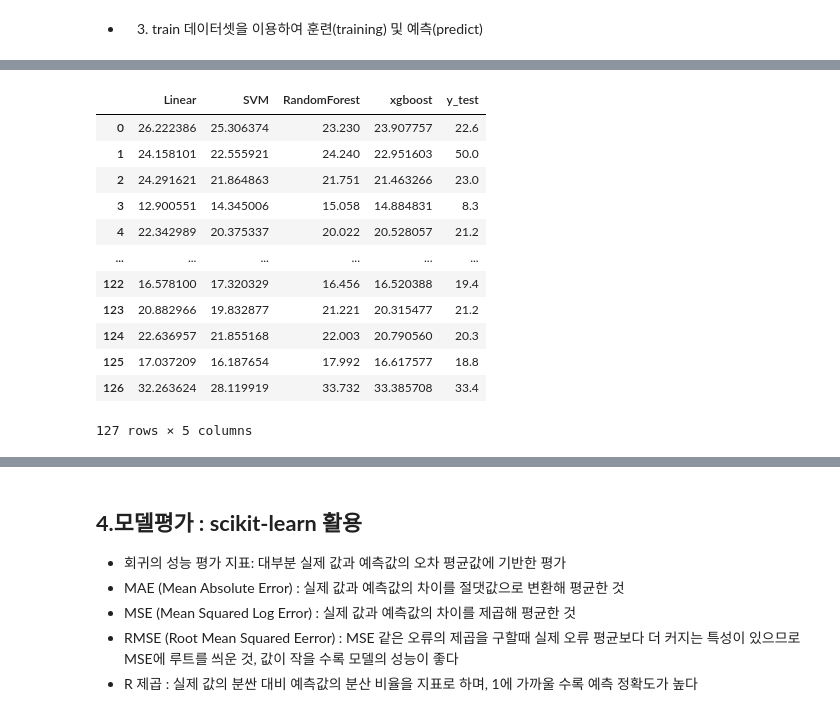
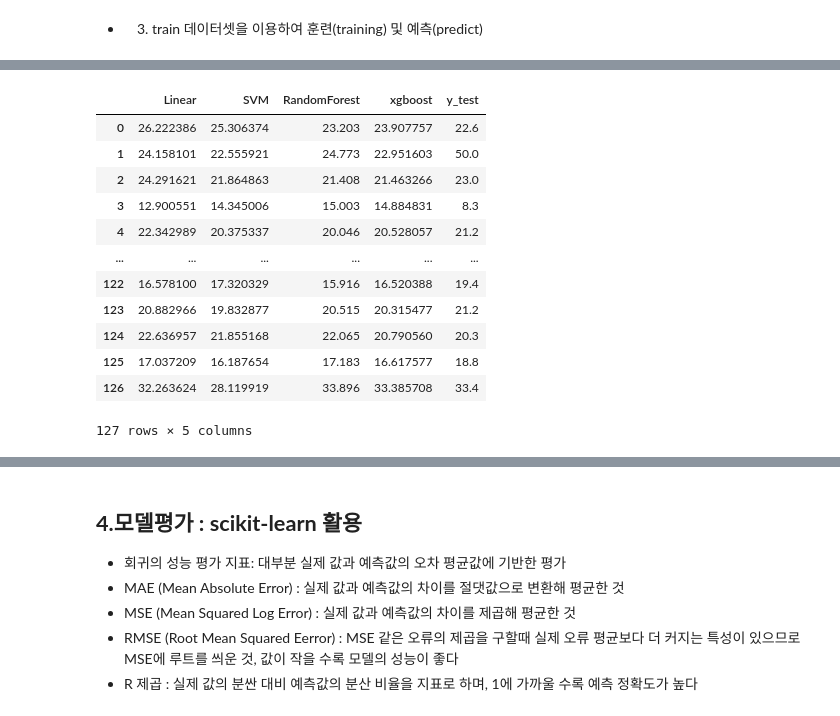
Before and after one commit to forestser/Pyhton, a Jupyter notebook: 08_codelab5_scikitlearn1.ipynb, the cells around one changed output, grey strips where cells are left out. Saved outputs shown, nothing was run; the diff lists cells and outputs as text; code cells hidden in the pictures.

```diff
--- a/08_codelab5_scikitlearn1.ipynb
+++ b/08_codelab5_scikitlearn1.ipynb
@@ -113,7 +133,7 @@ df.head()
 | 4 | 0.06905 | 0.0 | 2.18 | 0.0 | 0.458 | 7.147 | 54.2 | 6.0622 | 3.0 | 222.0 | 18.7 | ... |
 # %%
 #target 열 추가
-
+df['target'] = boston['target']
 df.head()
 # %% [output]
 |  | CRIM | ZN | INDUS | CHAS | NOX | RM | AGE | DIS | RAD | TAX | PTRATIO | ... |
@@ -140,4 +160,4 @@ plt.show()
 # %%
 #테스트 셋과 트레이닝 셋을 나누기
 from sklearn.model_selection import train_test_split
-X_train, X_test, y_train, y_test =
+X_train, X_test, y_train, y_test = train_test_split(df.loc[:,['RM', 'LSTAT']], df['target'], random_state=0 )
@@ -164,3 +200,6 @@ model_dic = {
 }
 # %% [markdown]
 + 3) train 데이터셋을 이용하여 훈련(training) 및 예측(predict)
+# %%
+lg = LinearRegression()
+lg.fit(X_train, y_train)
@@ -169,8 +210,10 @@ model_p = {}
 
 for key in model_dic.keys() :
   print(f'{key} : training')
+  model_dic[key].fit(X_train, y_train)
 
   print(f'{key} : predict')
+  model_p[key] =  model_dic[key].predict(X_test)
 # %% [output]
 Linear : training
 Linear : predict
@@ -183,21 +226,22 @@ xgboost : training
 xgboost : predict
 # %%
 #결과를 데이터프레임으로 만들기
-
+model_pdf = pd.DataFrame(model_p)
+model_pdf['y_test'] = list(y_test)
 model_pdf
 # %% [output]
 |  | Linear | SVM | RandomForest | xgboost | y_test |
-| 0 | 26.222386 | 25.306374 | 23.230 | 23.907757 | 22.6 |
-| 1 | 24.158101 | 22.555921 | 24.240 | 22.951603 | 50.0 |
-| 2 | 24.291621 | 21.864863 | 21.751 | 21.463266 | 23.0 |
-| 3 | 12.900551 | 14.345006 | 15.058 | 14.884831 | 8.3 |
-| 4 | 22.342989 | 20.375337 | 20.022 | 20.528057 | 21.2 |
+| 0 | 26.222386 | 25.306374 | 23.203 | 23.907757 | 22.6 |
+| 1 | 24.158101 | 22.555921 | 24.773 | 22.951603 | 50.0 |
+| 2 | 24.291621 | 21.864863 | 21.408 | 21.463266 | 23.0 |
+| 3 | 12.900551 | 14.345006 | 15.003 | 14.884831 | 8.3 |
+| 4 | 22.342989 | 20.375337 | 20.046 | 20.528057 | 21.2 |
 | ... | ... | ... | ... | ... | ... |
-| 122 | 16.578100 | 17.320329 | 16.456 | 16.520388 | 19.4 |
-| 123 | 20.882966 | 19.832877 | 21.221 | 20.315477 | 21.2 |
-| 124 | 22.636957 | 21.855168 | 22.003 | 20.790560 | 20.3 |
-| 125 | 17.037209 | 16.187654 | 17.992 | 16.617577 | 18.8 |
-| 126 | 32.263624 | 28.119919 | 33.732 | 33.385708 | 33.4 |
+| 122 | 16.578100 | 17.320329 | 15.916 | 16.520388 | 19.4 |
+| 123 | 20.882966 | 19.832877 | 20.515 | 20.315477 | 21.2 |
+| 124 | 22.636957 | 21.855168 | 22.065 | 20.790560 | 20.3 |
+| 125 | 17.037209 | 16.187654 | 17.183 | 16.617577 | 18.8 |
+| 126 | 32.263624 | 28.119919 | 33.896 | 33.385708 | 33.4 |
 127 rows × 5 columns
 # %%
 def gh(col) :
```
Also changed, not shown: parts of 13 cells of this notebook.
